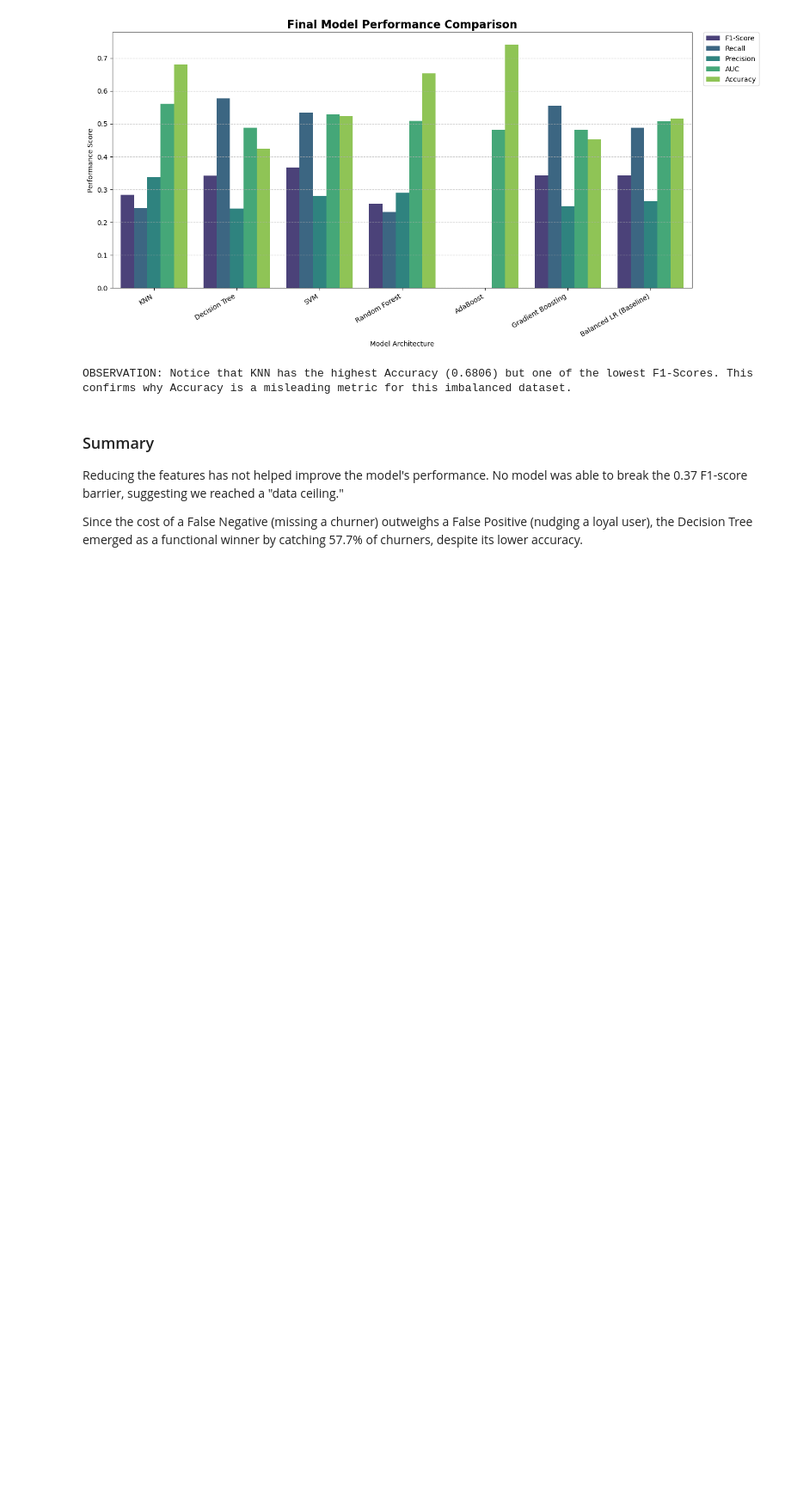
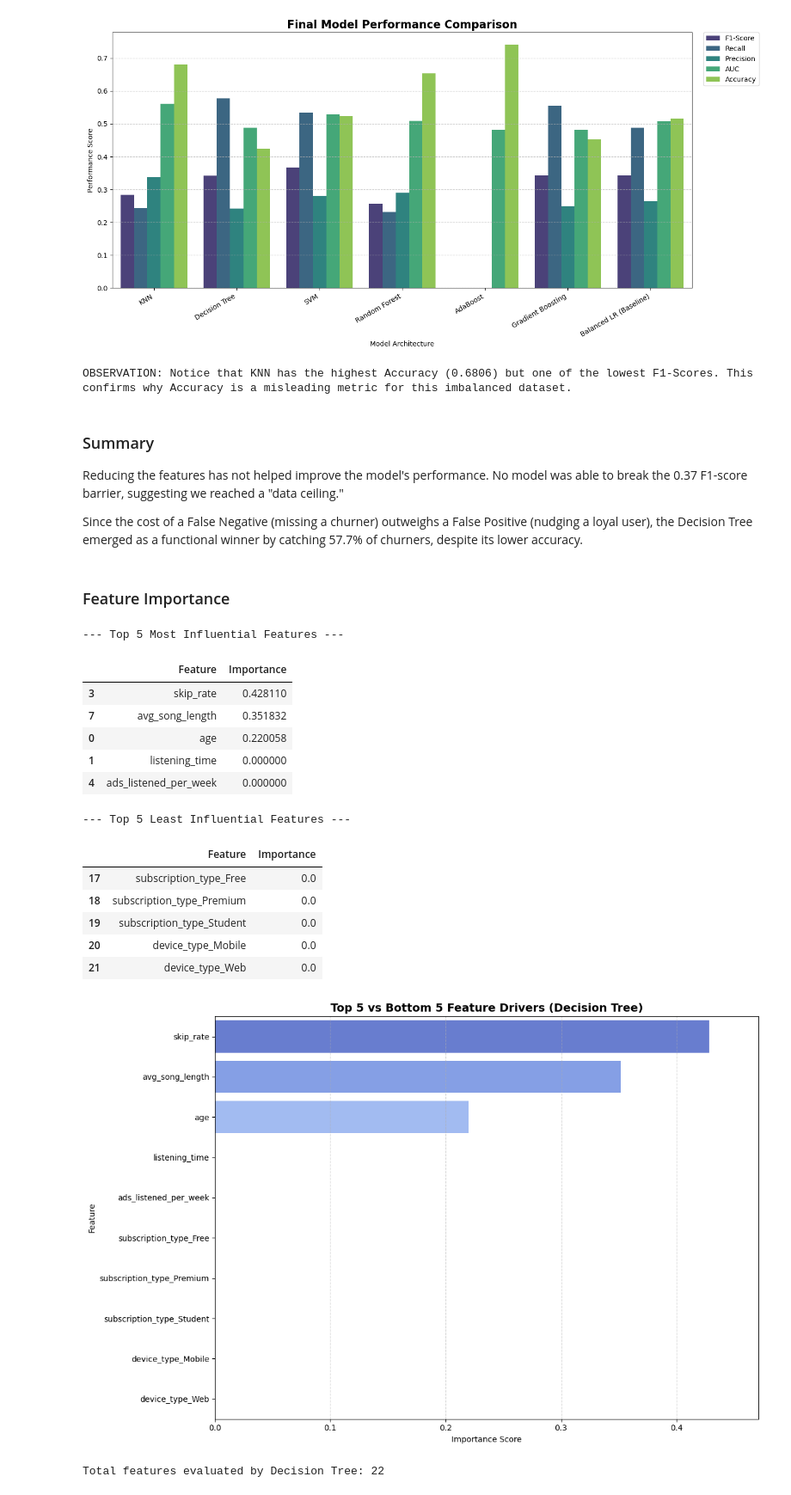
Before and after one commit to sucharithasrirangaprasad-hub/SpotifyChurnAnalysis, a Jupyter notebook: approachWithFewerFeatures/04_advancedModeling_fewerFeatures.ipynb, the cells around one changed output. Shown at 86% size. Cells and saved outputs as stored; diff of their text form; code cells hidden in the pictures; blank space fills up the shorter version.

Commit message:
Added decision_tree_feature_drivers

```diff
--- a/approachWithFewerFeatures/04_advancedModeling_fewerFeatures.ipynb
+++ b/approachWithFewerFeatures/04_advancedModeling_fewerFeatures.ipynb
@@ -540,3 +540,65 @@ OBSERVATION: Notice that KNN has the highest Accuracy (0.6806) but one of the lo
 Reducing the features has not helped improve the model's performance. No model was able to break the 0.37 F1-score barrier, suggesting we reached a "data ceiling."
 
 Since the cost of a False Negative (missing a churner) outweighs a False Positive (nudging a loyal user), the Decision Tree emerged as a functional winner by catching 57.7% of churners, despite its lower accuracy.
+# %% [markdown]
+### Feature Importance
+# %%
+# 1. Get the best Decision Tree model from your grid search
+best_dt = dt_grid.best_estimator_.named_steps['dt']
+
+# 2. Get feature names from your training data
+feature_names = X_train.columns
+
+# 3. Create a DataFrame to store importances
+dt_importances = pd.DataFrame({
+    'Feature': feature_names,
+    'Importance': best_dt.feature_importances_
+}).sort_values(by='Importance', ascending=False)
+
+# 4. Display Results
+print("--- Top 5 Most Influential Features ---")
+display(dt_importances.head(5))
+
+print("\n--- Top 5 Least Influential Features ---")
+display(dt_importances.tail(5))
+
+top_drivers = pd.concat([dt_importances.head(5), dt_importances.tail(5)])
+
+# 6. Visualization
+plt.figure(figsize=(12, 8))
+sns.barplot(data=top_drivers, x='Importance', y='Feature', palette='coolwarm', hue='Feature', order=top_drivers['Feature'])
+
+plt.title('Top 5 vs Bottom 5 Feature Drivers (Decision Tree)', fontsize=14, fontweight='bold')
+plt.xlabel('Importance Score')
+plt.ylabel('Feature')
+
+# Adding a small hint of a line at 0 so the zero-value features are still "there"
+plt.xlim(0, top_drivers['Importance'].max() * 1.1)
+plt.axvline(0, color='black', lw=1)
+plt.grid(axis='x', linestyle='--', alpha=0.6)
+plt.tight_layout()
+
+# Save the plot
+save_path_drivers = os.path.join(viz_folder, 'decision_tree_feature_drivers.png')
+plt.savefig(save_path_drivers, bbox_inches='tight', dpi=300)
+
+plt.show()
+
+print(f"Total features evaluated by Decision Tree: {len(dt_importances)}")
+# %% [output]
+--- Top 5 Most Influential Features ---
+|  | Feature | Importance |
+| 3 | skip_rate | 0.428110 |
+| 7 | avg_song_length | 0.351832 |
+| 0 | age | 0.220058 |
+| 1 | listening_time | 0.000000 |
+| 4 | ads_listened_per_week | 0.000000 |
+--- Top 5 Least Influential Features ---
+|  | Feature | Importance |
+| 17 | subscription_type_Free | 0.0 |
+| 18 | subscription_type_Premium | 0.0 |
+| 19 | subscription_type_Student | 0.0 |
+| 20 | device_type_Mobile | 0.0 |
+| 21 | device_type_Web | 0.0 |
+[figure, added]
+Total features evaluated by Decision Tree: 22
```
Also changed, not shown: 2 other files.
